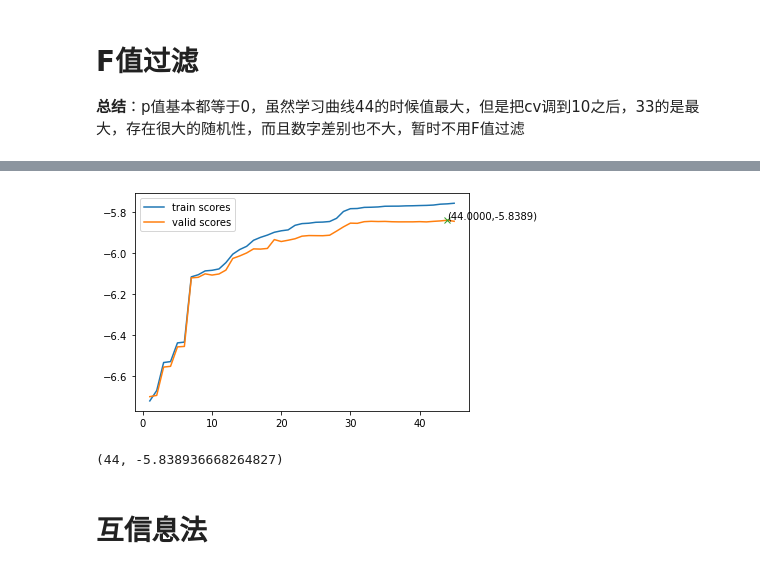
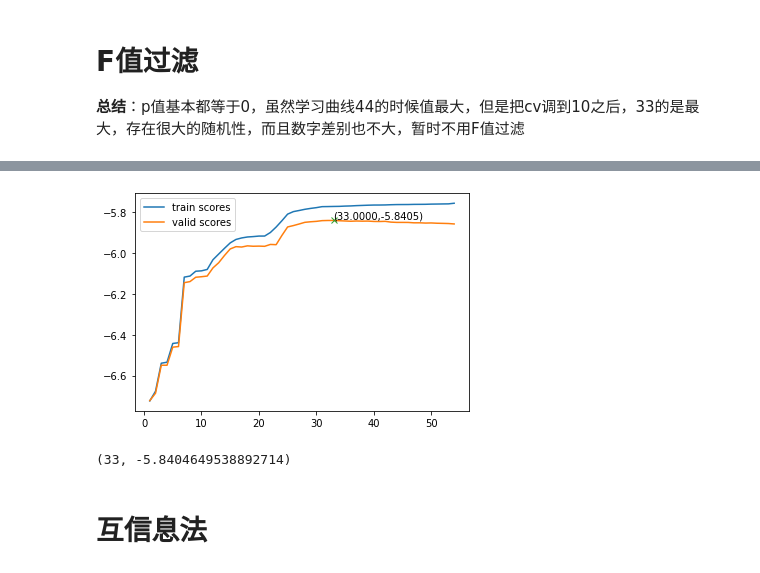
Before and after one commit to FreemanHu/ml2020_lhy, a Jupyter notebook: hw1/hw1_pm25_prediction_v6_linear_mse_reindex.ipynb, the cells around one changed output, grey strips where cells are left out. Drawn from its saved outputs; the diff is of its cells as text; code cells hidden in the pictures.

```diff
--- a/hw1/hw1_pm25_prediction_v6_linear_mse_reindex.ipynb
+++ b/hw1/hw1_pm25_prediction_v6_linear_mse_reindex.ipynb
@@ -25,6 +24,10 @@ X_train_fullt
-# %%
-# 重新排序一下
-X_train_full = X_train_full.reindex(np.random.RandomState(0).permutation(X_train_full.index))
+# %%
+new_index = np.arange(X_train_full.shape[0])
+np.random.RandomState(0).shuffle(new_index) # 生成新的索引
+# %%
+# 重新排序一下
+X_train_full = X_train_full.reindex(new_index)
+y_train_full = pd.DataFrame(y_train_full).reindex(new_index).to_numpy().ravel()
 # %%
 X_train_full.index = range(X_train_full.shape[0]) # 重新生成一下index
 # %% [markdown]
@@ -187,10 +191,18 @@ X_data_p.sum() # 最大的一个p
 # %%
+from sklearn.feature_selection import SelectKBest
+from sklearn.feature_selection import f_regression
+
+exclude_params = ['NMHC', 'THC', 'CH4', 'WIND_SPEED', 'SO2', 'WD_HR', 'RH',
+                  'AMB_TEMP', 'NO', 'WS_HR', 'NOx', 'RAINFALL']
+
+f_range = range(1,55)
+
 pipeline = Pipeline(steps=[('options',SelectTestOptionTransformer(exclude_params)),
                            ('std',StandardScaler()),
                            ('f',SelectKBest(f_regression)),
                            ('model',LinearRegression())])
 train_scores,valid_scores = validation_curve(pipeline,X_train_full,y_train_full,
-                                             'f__k',range(1,46),n_jobs=-1,
+                                             'f__k',f_range,n_jobs=-1,
                                              error_score=0,verbose=1,cv=5,
                                              scoring='neg_root_mean_squared_error')
 # %% [output]
@@ -199,8 +211,8 @@ train_scores,valid_scores = validation_curve(pipeline,X_train_full,y_train_full,
 # %%
-plot_validation_curve(train_scores,valid_scores,range(1,46))
+plot_validation_curve(train_scores,valid_scores,f_range)
 # %% [output]
-[figure, old version]
+[figure, new version]
-(44, -5.838936668264827)
+(33, -5.8404649538892714)
 # %% [markdown]
 # 互信息法
 # %%
```
Also changed, not shown: parts of 29 cells of this notebook, 11 other files.
